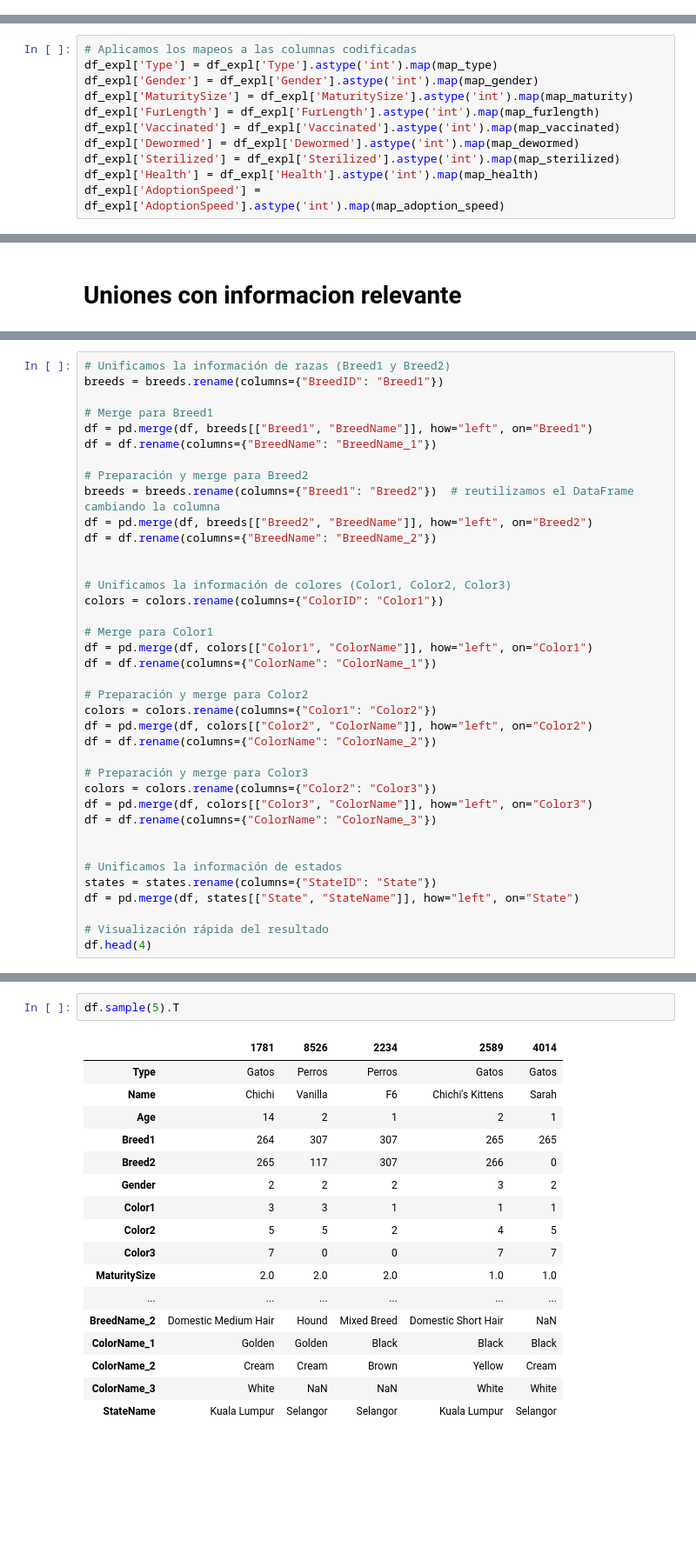
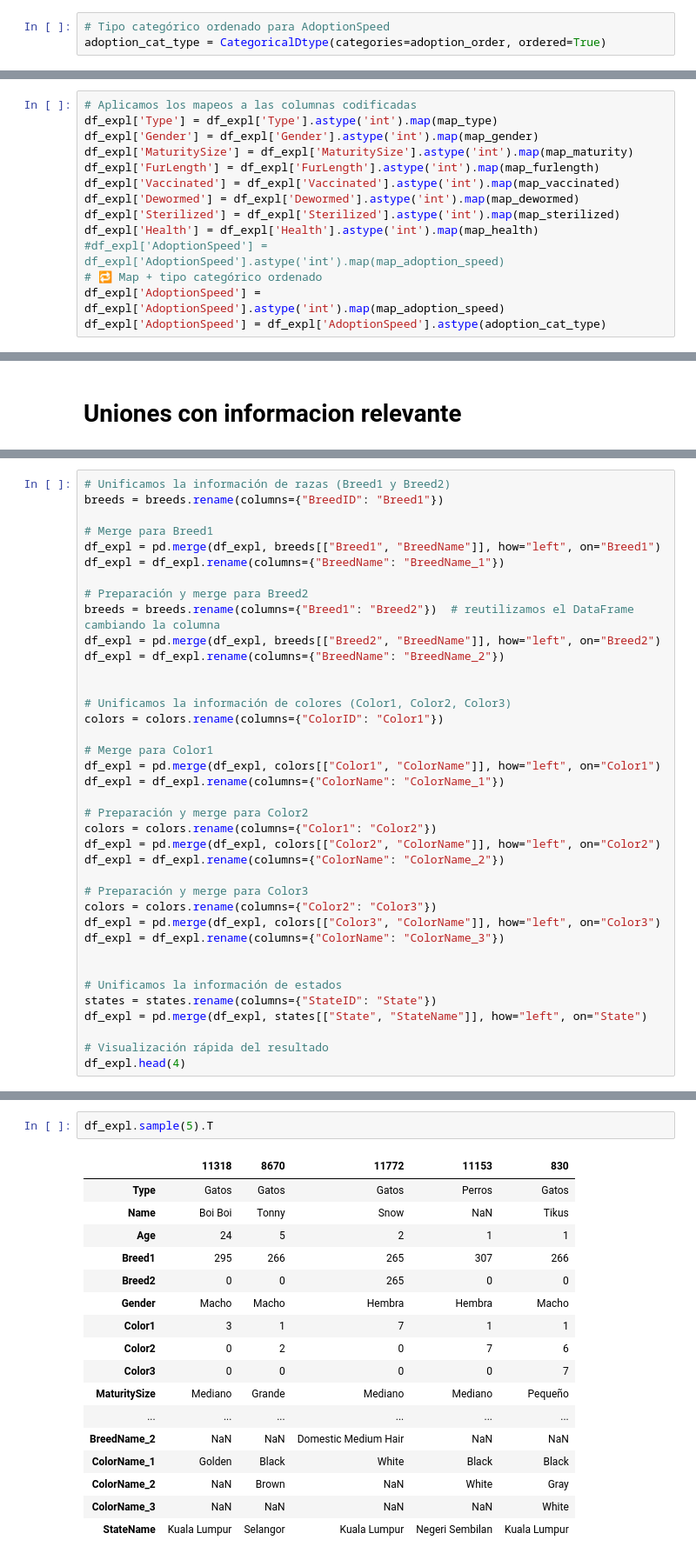
Before and after one commit to ctalamilla/austral-mcd-ldi2, a Jupyter notebook: TP_Grupo7_LDI2.ipynb, the cells around one changed output, grey strips where cells are left out. Shown at 87% size. Saved outputs shown, nothing was run; the diff lists cells and outputs as text; blank space fills up the shorter version.

```diff
--- a/TP_Grupo7_LDI2.ipynb
+++ b/TP_Grupo7_LDI2.ipynb
@@ -181,3 +183,6 @@ map_adoption_speed = {
+# %%
+# Tipo categórico ordenado para AdoptionSpeed
+adoption_cat_type = CategoricalDtype(categories=adoption_order, ordered=True)
 # %%
 # Copiamos el DataFrame original
 df_expl = df.copy()
@@ -191,7 +196,10 @@ df_expl['Vaccinated'] = df_expl['Vaccinated'].astype('int').map(map_vaccinated)
 df_expl['Dewormed'] = df_expl['Dewormed'].astype('int').map(map_dewormed)
 df_expl['Sterilized'] = df_expl['Sterilized'].astype('int').map(map_sterilized)
 df_expl['Health'] = df_expl['Health'].astype('int').map(map_health)
+#df_expl['AdoptionSpeed'] = df_expl['AdoptionSpeed'].astype('int').map(map_adoption_speed)
+# 🔁 Map + tipo categórico ordenado
 df_expl['AdoptionSpeed'] = df_expl['AdoptionSpeed'].astype('int').map(map_adoption_speed)
+df_expl['AdoptionSpeed'] = df_expl['AdoptionSpeed'].astype(adoption_cat_type)
 # %%
 df_expl.sample(10).T
 # %% [output]
@@ -356,38 +435,38 @@ plt.show()
 breeds = breeds.rename(columns={"BreedID": "Breed1"})
 
 # Merge para Breed1
-df = pd.merge(df, breeds[["Breed1", "BreedName"]], how="left", on="Breed1")
-df = df.rename(columns={"BreedName": "BreedName_1"})
+df_expl = pd.merge(df_expl, breeds[["Breed1", "BreedName"]], how="left", on="Breed1")
+df_expl = df_expl.rename(columns={"BreedName": "BreedName_1"})
 
 # Preparación y merge para Breed2
 breeds = breeds.rename(columns={"Breed1": "Breed2"})  # reutilizamos el DataFrame cambiando la columna
-df = pd.merge(df, breeds[["Breed2", "BreedName"]], how="left", on="Breed2")
-df = df.rename(columns={"BreedName": "BreedName_2"})
+df_expl = pd.merge(df_expl, breeds[["Breed2", "BreedName"]], how="left", on="Breed2")
+df_expl = df_expl.rename(columns={"BreedName": "BreedName_2"})
 
 
 # Unificamos la información de colores (Color1, Color2, Color3)
 colors = colors.rename(columns={"ColorID": "Color1"})
 
 # Merge para Color1
-df = pd.merge(df, colors[["Color1", "ColorName"]], how="left", on="Color1")
-df = df.rename(columns={"ColorName": "ColorName_1"})
+df_expl = pd.merge(df_expl, colors[["Color1", "ColorName"]], how="left", on="Color1")
+df_expl = df_expl.rename(columns={"ColorName": "ColorName_1"})
 
 # Preparación y merge para Color2
 colors = colors.rename(columns={"Color1": "Color2"})
-df = pd.merge(df, colors[["Color2", "ColorName"]], how="left", on="Color2")
-df = df.rename(columns={"ColorName": "ColorName_2"})
+df_expl = pd.merge(df_expl, colors[["Color2", "ColorName"]], how="left", on="Color2")
+df_expl = df_expl.rename(columns={"ColorName": "ColorName_2"})
 
 # Preparación y merge para Color3
 colors = colors.rename(columns={"Color2": "Color3"})
-df = pd.merge(df, colors[["Color3", "ColorName"]], how="left", on="Color3")
-df = df.rename(columns={"ColorName": "ColorName_3"})
+df_expl = pd.merge(df_expl, colors[["Color3", "ColorName"]], how="left", on="Color3")
+df_expl = df_expl.rename(columns={"ColorName": "ColorName_3"})
 
 
 # Unificamos la información de estados
 states = states.rename(columns={"StateID": "State"})
-df = pd.merge(df, states[["State", "StateName"]], how="left", on="State")
+df_expl = pd.merge(df_expl, states[["State", "StateName"]], how="left", on="State")
 
 # Visualización rápida del resultado
-df.head(4)
+df_expl.head(4)
 # %% [output]
 |  | Type | Name | Age | Breed1 | Breed2 | Gender | Color1 | Color2 | Color3 | MaturitySize | ... |
@@ -398,22 +477,22 @@ df.head(4)
 4 rows × 30 columns
 # %%
-df.sample(5).T
+df_expl.sample(5).T
 # %% [output]
-|  | 1781 | 8526 | 2234 | 2589 | 4014 |
-| Type | Gatos | Perros | Perros | Gatos | Gatos |
-| Name | Chichi | Vanilla | F6 | Chichi's Kittens | Sarah |
-| Age | 14 | 2 | 1 | 2 | 1 |
-| Breed1 | 264 | 307 | 307 | 265 | 265 |
-| Breed2 | 265 | 117 | 307 | 266 | 0 |
-| Gender | 2 | 2 | 2 | 3 | 2 |
-| Color1 | 3 | 3 | 1 | 1 | 1 |
-| Color2 | 5 | 5 | 2 | 4 | 5 |
-| Color3 | 7 | 0 | 0 | 7 | 7 |
-| MaturitySize | 2.0 | 2.0 | 2.0 | 1.0 | 1.0 |
+|  | 11318 | 8670 | 11772 | 11153 | 830 |
+| Type | Gatos | Gatos | Gatos | Perros | Gatos |
+| Name | Boi Boi | Tonny | Snow | NaN | Tikus |
+| Age | 24 | 5 | 2 | 1 | 1 |
+| Breed1 | 295 | 266 | 265 | 307 | 266 |
+| Breed2 | 0 | 0 | 265 | 0 | 0 |
+| Gender | Macho | Macho | Hembra | Hembra | Macho |
+| Color1 | 3 | 1 | 7 | 1 | 1 |
+| Color2 | 0 | 2 | 0 | 7 | 6 |
+| Color3 | 0 | 0 | 0 | 0 | 7 |
+| MaturitySize | Mediano | Grande | Mediano | Mediano | Pequeño |
 | ... | ... | ... | ... | ... | ... |
-| BreedName_2 | Domestic Medium Hair | Hound | Mixed Breed | Domestic Short Hair | NaN |
-| ColorName_1 | Golden | Golden | Black | Black | Black |
-| ColorName_2 | Cream | Cream | Brown | Yellow | Cream |
-| ColorName_3 | White | NaN | NaN | White | White |
-| StateName | Kuala Lumpur | Selangor | Selangor | Kuala Lumpur | Selangor |
+| BreedName_2 | NaN | NaN | Domestic Medium Hair | NaN | NaN |
+| ColorName_1 | Golden | Black | White | Black | Black |
+| ColorName_2 | NaN | Brown | NaN | White | Gray |
+| ColorName_3 | NaN | NaN | NaN | NaN | White |
+| StateName | Kuala Lumpur | Selangor | Kuala Lumpur | Negeri Sembilan | Kuala Lumpur |
 # %%
```
Also changed, not shown: parts of 24 cells of this notebook.
